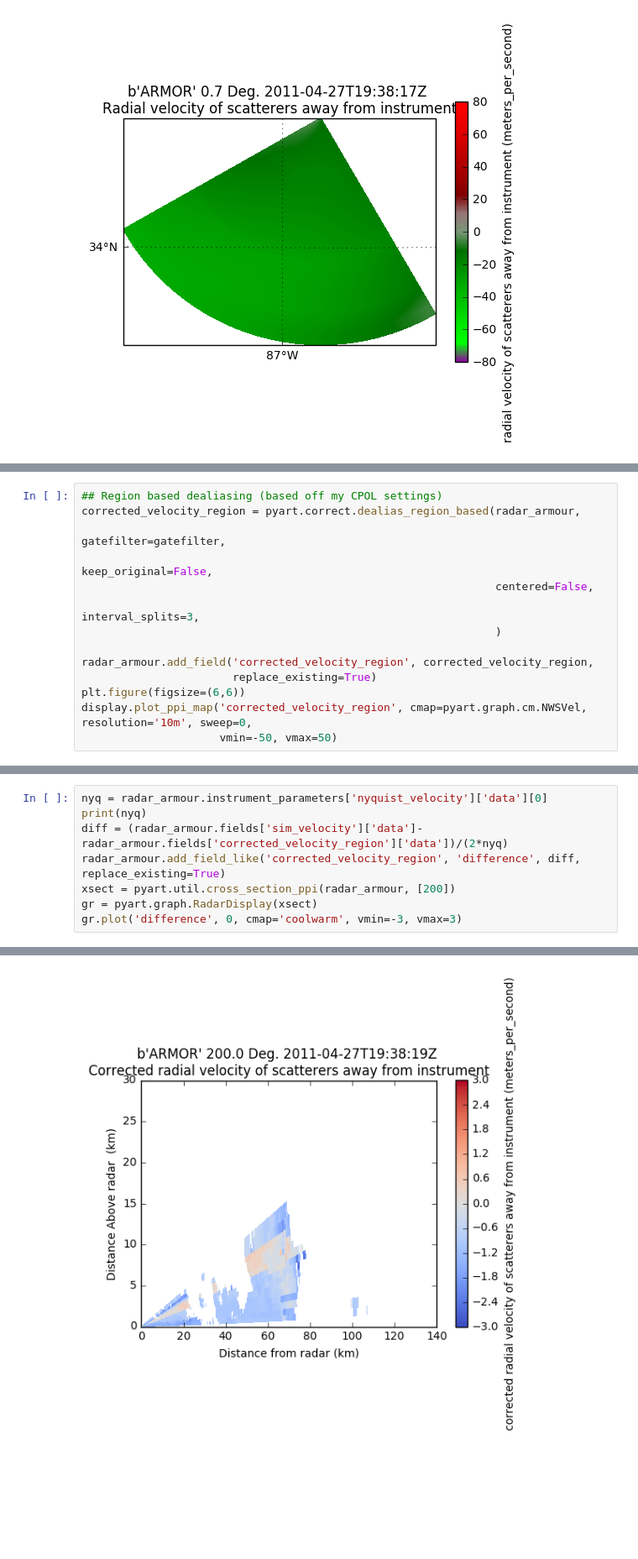
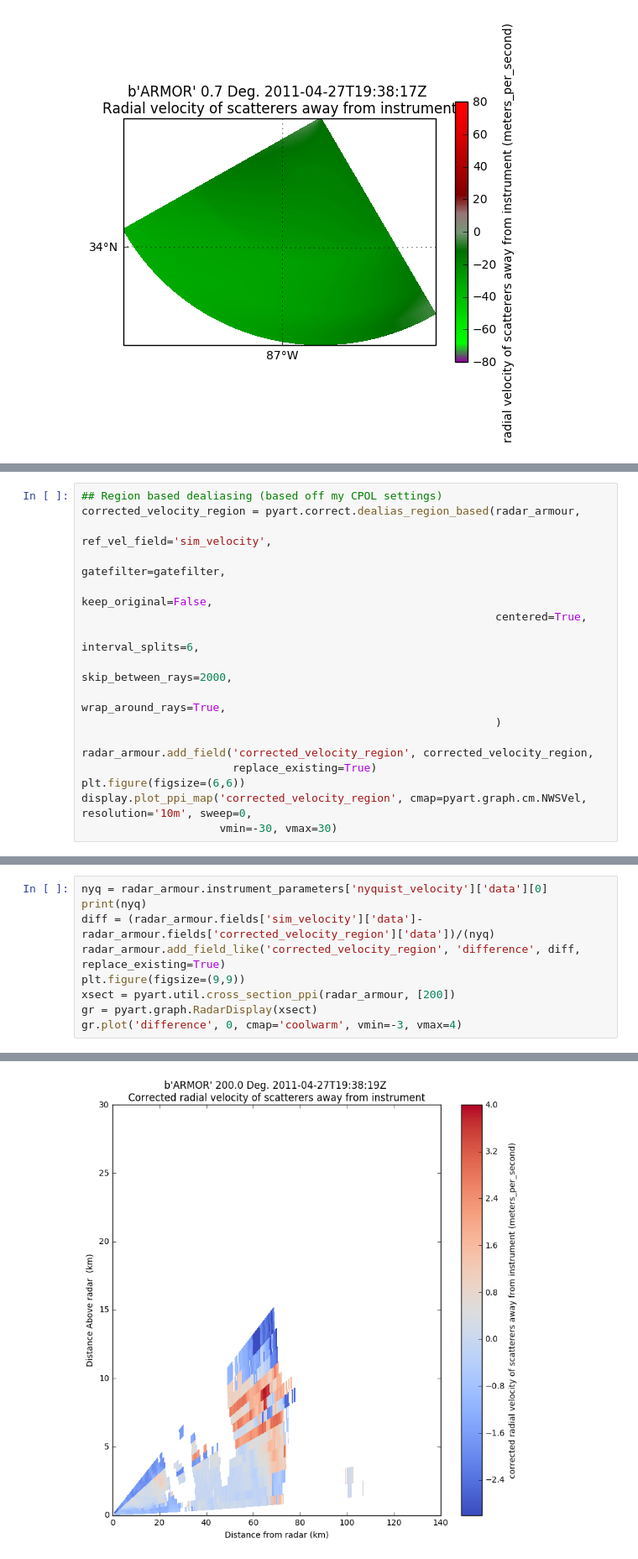
Before and after one commit to rcjackson/dealias, a Jupyter notebook: notebooks/Improved_dealiasing.ipynb, the cells around one changed output, grey strips where cells are left out. Shown at 84% size. Cells and saved outputs as stored; diff of their text form; blank space fills up the shorter version.

Commit message:
EDIT: Add Paloma's radar file

```diff
--- a/notebooks/Improved_dealiasing.ipynb
+++ b/notebooks/Improved_dealiasing.ipynb
@@ -80,15 +79,18 @@ display.plot_ppi_map('velocity_texture', cmap=pyart.graph.cm.NWSVel, resolution=
 # %%
 ## Region based dealiasing (based off my CPOL settings)
 corrected_velocity_region = pyart.correct.dealias_region_based(radar_armour,
+                                                               ref_vel_field='sim_velocity',
                                                                gatefilter=gatefilter,
                                                                keep_original=False,
-                                                               centered=False,
-                                                               interval_splits=3,
+                                                               centered=True,
+                                                               interval_splits=6,
+                                                               skip_between_rays=2000,
+                                                               wrap_around_rays=True,
                                                                )
 
 radar_armour.add_field('corrected_velocity_region', corrected_velocity_region,
                        replace_existing=True)
 plt.figure(figsize=(6,6))
 display.plot_ppi_map('corrected_velocity_region', cmap=pyart.graph.cm.NWSVel, resolution='10m', sweep=0,
-                     vmin=-50, vmax=50)
+                     vmin=-30, vmax=30)
 # %% [output]
@@ -110,14 +111,15 @@ for myax in ax:
 # %%
 nyq = radar_armour.instrument_parameters['nyquist_velocity']['data'][0]
 print(nyq)
-diff = (radar_armour.fields['sim_velocity']['data']-radar_armour.fields['corrected_velocity_region']['data'])/(2*nyq)
+diff = (radar_armour.fields['sim_velocity']['data']-radar_armour.fields['corrected_velocity_region']['data'])/(nyq)
 radar_armour.add_field_like('corrected_velocity_region', 'difference', diff, replace_existing=True)
+plt.figure(figsize=(9,9))
 xsect = pyart.util.cross_section_ppi(radar_armour, [200])
 gr = pyart.graph.RadarDisplay(xsect)
-gr.plot('difference', 0, cmap='coolwarm', vmin=-3, vmax=3)
+gr.plot('difference', 0, cmap='coolwarm', vmin=-3, vmax=4)
 # %% [output]
 16.08
-[figure, old version]
+[figure, new version]
 # %%
 def find_nearest(array,value):
     idx = (np.abs(array-value)).argmin()
```
Also changed, not shown: parts of 17 cells of this notebook.
